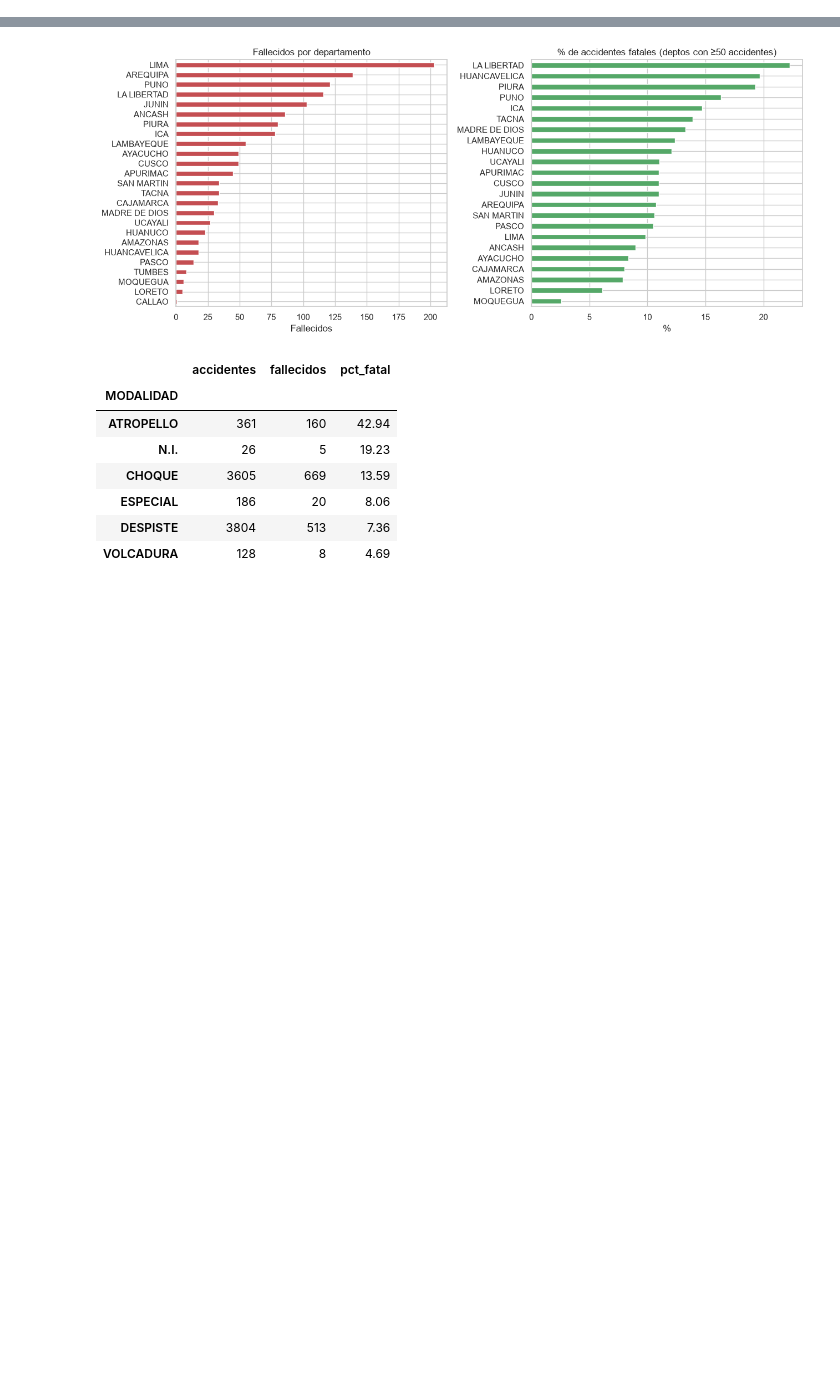
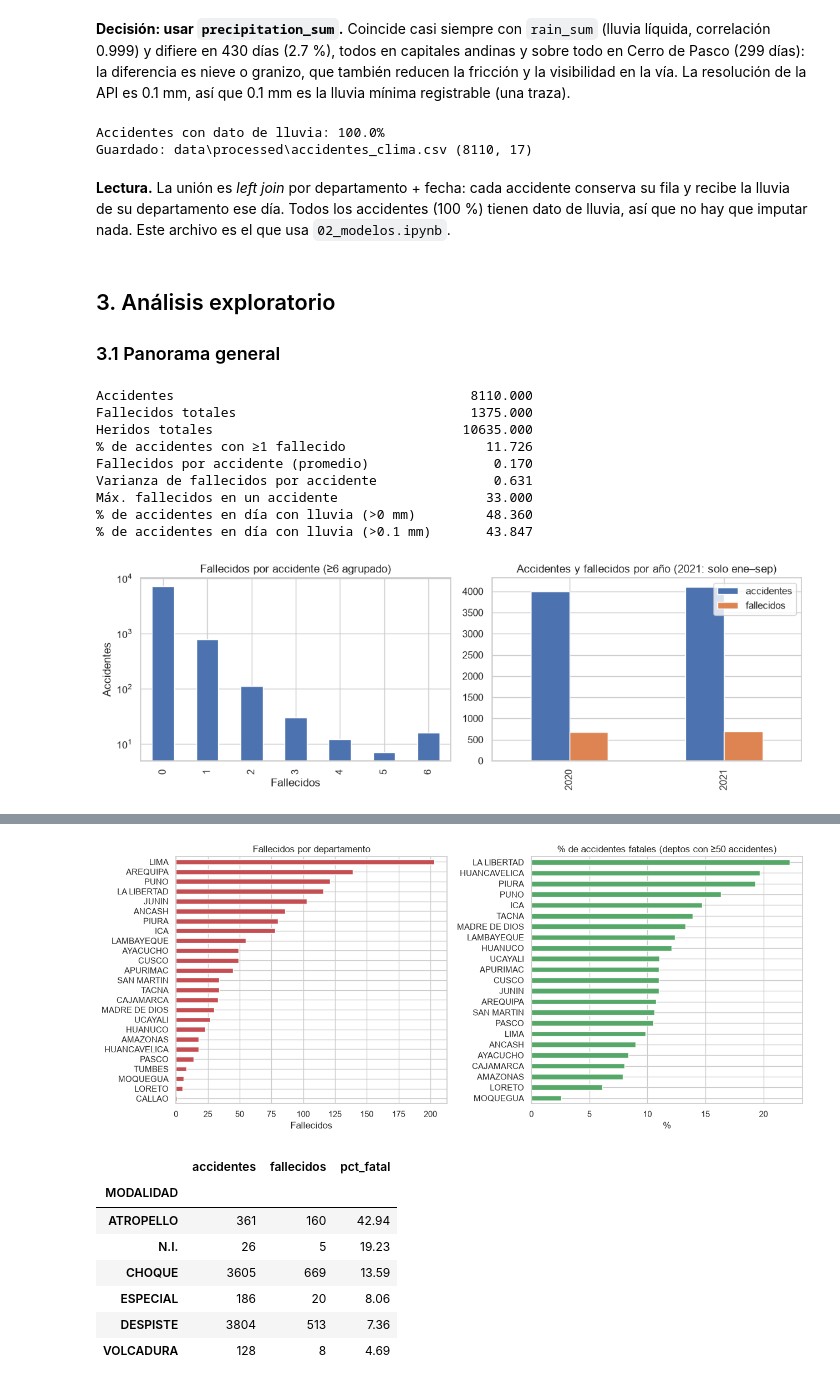
Before and after one commit to Marcor47/IAA-Grupo3, a Jupyter notebook: notebooks/01_eda.ipynb, the cells around one changed output, grey strips where cells are left out. Drawn from its saved outputs; the diff is of its cells as text; code cells hidden in the pictures; blank space fills up the shorter version.

```diff
--- a/notebooks/01_eda.ipynb
+++ b/notebooks/01_eda.ipynb
@@ -302,0 +42,4 @@ Máx. fallecidos en un accidente                 33.000
+# %%
+raw = pp.leer_accidentes()
+print(f"{raw.shape[0]:,} accidentes × {raw.shape[1]} columnas")
+raw.head()
@@ -302,0 +233,9 @@ Máx. fallecidos en un accidente                 33.000
+# %%
+clima = pp.cargar_clima(df)
+sin_coord = sorted(set(df.DEPARTAMENTO) - set(pp.COORD))
+print("Departamentos sin coordenadas:", sin_coord or "ninguno")
+print(f"Clima: {clima.shape[0]:,} filas | {clima.DEPARTAMENTO.nunique()} departamentos | "
+      f"{clima.FECHA.min().date()} → {clima.FECHA.max().date()}")
+print("Días por departamento (mín / máx):", clima.groupby("DEPARTAMENTO").size().agg(["min", "max"]).tolist())
+print("Fechas faltantes en la serie:", clima.precipitation_sum.isna().sum())
+clima.describe().round(2)
@@ -302,0 +270,54 @@ Máx. fallecidos en un accidente                 33.000
+# %% [markdown]
+**Decisión: usar `precipitation_sum`.** Coincide casi siempre con `rain_sum` (lluvia líquida, correlación 0.999) y difiere en 430 días (2.7 %), todos en capitales andinas y sobre todo en Cerro de Pasco (299 días): la diferencia es nieve o granizo, que también reducen la fricción y la visibilidad en la vía. La resolución de la API es 0.1 mm, así que 0.1 mm es la lluvia mínima registrable (una traza).
+# %%
+data = pp.unir_clima(df, clima)
+cobertura = data.precipitation_sum.notna().mean()
+assert len(data) == len(df), "La unión no debe duplicar ni perder accidentes"
+print(f"Accidentes con dato de lluvia: {cobertura:.1%}")
+
+pp.PROC.mkdir(parents=True, exist_ok=True)
+data.to_csv(pp.F_DATASET, index=False)
+print("Guardado:", pp.F_DATASET.relative_to(ROOT), data.shape)
+# %% [output]
+Accidentes con dato de lluvia: 100.0%
+Guardado: data\processed\accidentes_clima.csv (8110, 17)
+# %% [markdown]
+**Lectura.** La unión es *left join* por departamento + fecha: cada accidente conserva su fila y recibe la lluvia de su departamento ese día. Todos los accidentes (100 %) tienen dato de lluvia, así que no hay que imputar nada. Este archivo es el que usa `02_modelos.ipynb`.
+# %% [markdown]
+## 3. Análisis exploratorio
+
+### 3.1 Panorama general
+# %%
+d = data.copy()
+
+resumen = pd.Series({
+    "Accidentes": len(d),
+    "Fallecidos totales": d.NUM_FALLECIDOS.sum(),
+    "Heridos totales": d.NUM_HERIDOS.sum(),
+    "% de accidentes con ≥1 fallecido": 100 * d.ES_FATAL.mean(),
+    "Fallecidos por accidente (promedio)": d.NUM_FALLECIDOS.mean(),
+    "Varianza de fallecidos por accidente": d.NUM_FALLECIDOS.var(),
+    "Máx. fallecidos en un accidente": d.NUM_FALLECIDOS.max(),
+    "% de accidentes en día con lluvia (>0 mm)": 100 * (d.precipitation_sum > 0).mean(),
+    "% de accidentes en día con lluvia (>0.1 mm)": 100 * (d.precipitation_sum > 0.1).mean(),
+}).round(3)
+print(resumen.to_string())
+
+fig, ax = plt.subplots(1, 2, figsize=(11, 3.8))
+d.NUM_FALLECIDOS.clip(upper=6).value_counts().sort_index().plot.bar(ax=ax[0], color="#4C72B0")
+ax[0].set(title="Fallecidos por accidente (≥6 agrupado)", xlabel="Fallecidos", ylabel="Accidentes")
+ax[0].set_yscale("log")
+d.groupby("ANIO").agg(accidentes=("ES_FATAL", "size"), fallecidos=("NUM_FALLECIDOS", "sum")).plot.bar(ax=ax[1])
+ax[1].set(title="Accidentes y fallecidos por año (2021: solo ene–sep)", xlabel="")
+plt.tight_layout(); plt.savefig(PLOTS / "eda_01_panorama.png", dpi=150); plt.show()
+# %% [output]
+Accidentes                                      8110.000
+Fallecidos totales                              1375.000
+Heridos totales                                10635.000
+% de accidentes con ≥1 fallecido                  11.726
+Fallecidos por accidente (promedio)                0.170
+Varianza de fallecidos por accidente               0.631
+Máx. fallecidos en un accidente                   33.000
+% de accidentes en día con lluvia (>0 mm)         48.360
+% de accidentes en día con lluvia (>0.1 mm)       43.847
+[figure, added]
```
Also changed, not shown: parts of 53 cells of this notebook, 6 other files.
